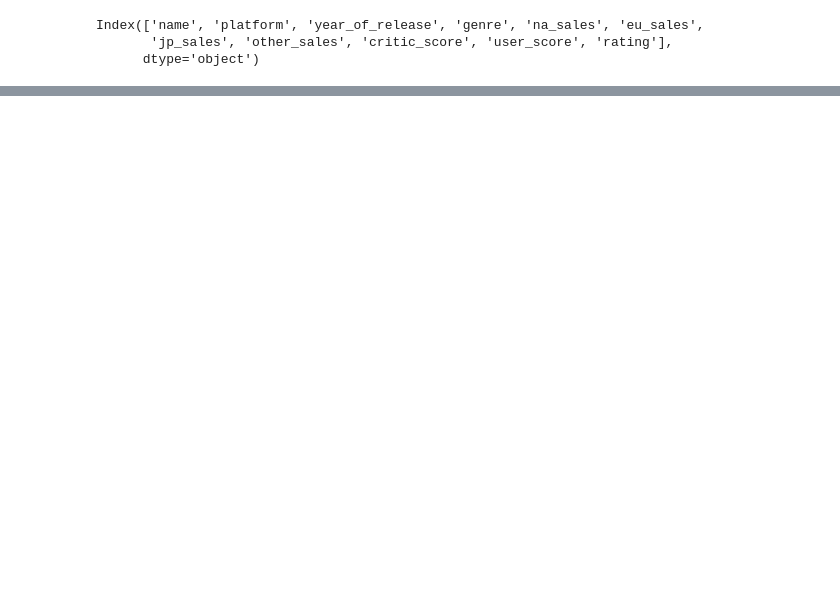
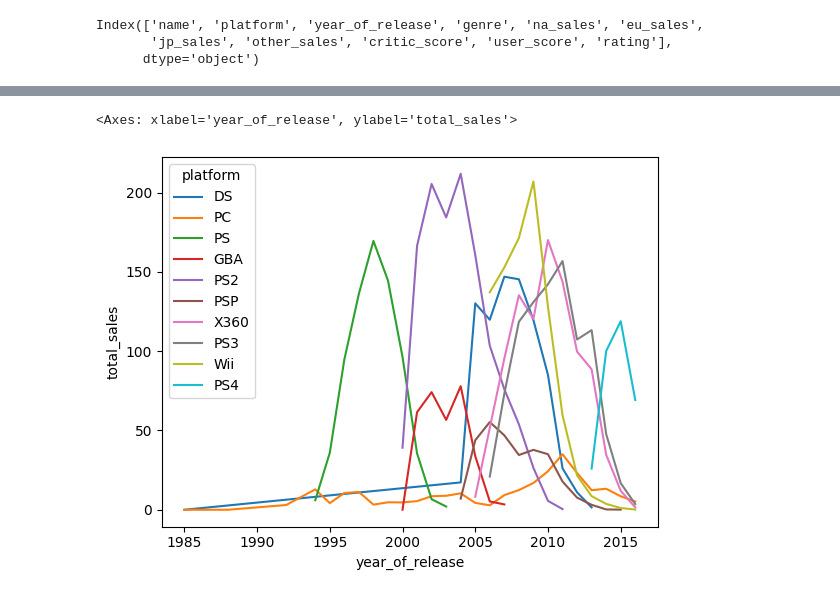
Before and after one commit to GabrielChavezC/Proyecto_integrador_ds, a Jupyter notebook: proyecto_integrador.ipynb, the cells around one changed output, grey strips where cells are left out. Drawn from its saved outputs; the diff is of its cells as text; code cells hidden in the pictures; blank space fills up the shorter version.

```diff
--- a/proyecto_integrador.ipynb
+++ b/proyecto_integrador.ipynb
@@ -97,0 +299,11 @@ Index(['name', 'platform', 'year_of_release', 'genre', 'na_sales', 'eu_sales',
+# %%
+platform_list=("PS2","X360","PS3","Wii","DS","PS","GBA","PS4","PSP","PC")
+df_games2=df_games[df_games["platform"].isin(platform_list)]
+# %%
+paltform=df_games2.groupby(["year_of_release","platform"])["total_sales"].sum().reset_index()
+paltform
+
+sns.lineplot(data=paltform, hue="platform", x="year_of_release",y="total_sales")
+# %% [output]
+<Axes: xlabel='year_of_release', ylabel='total_sales'>
+[figure, added]
```
Also changed, not shown: parts of 70 cells of this notebook, 1 other file.
